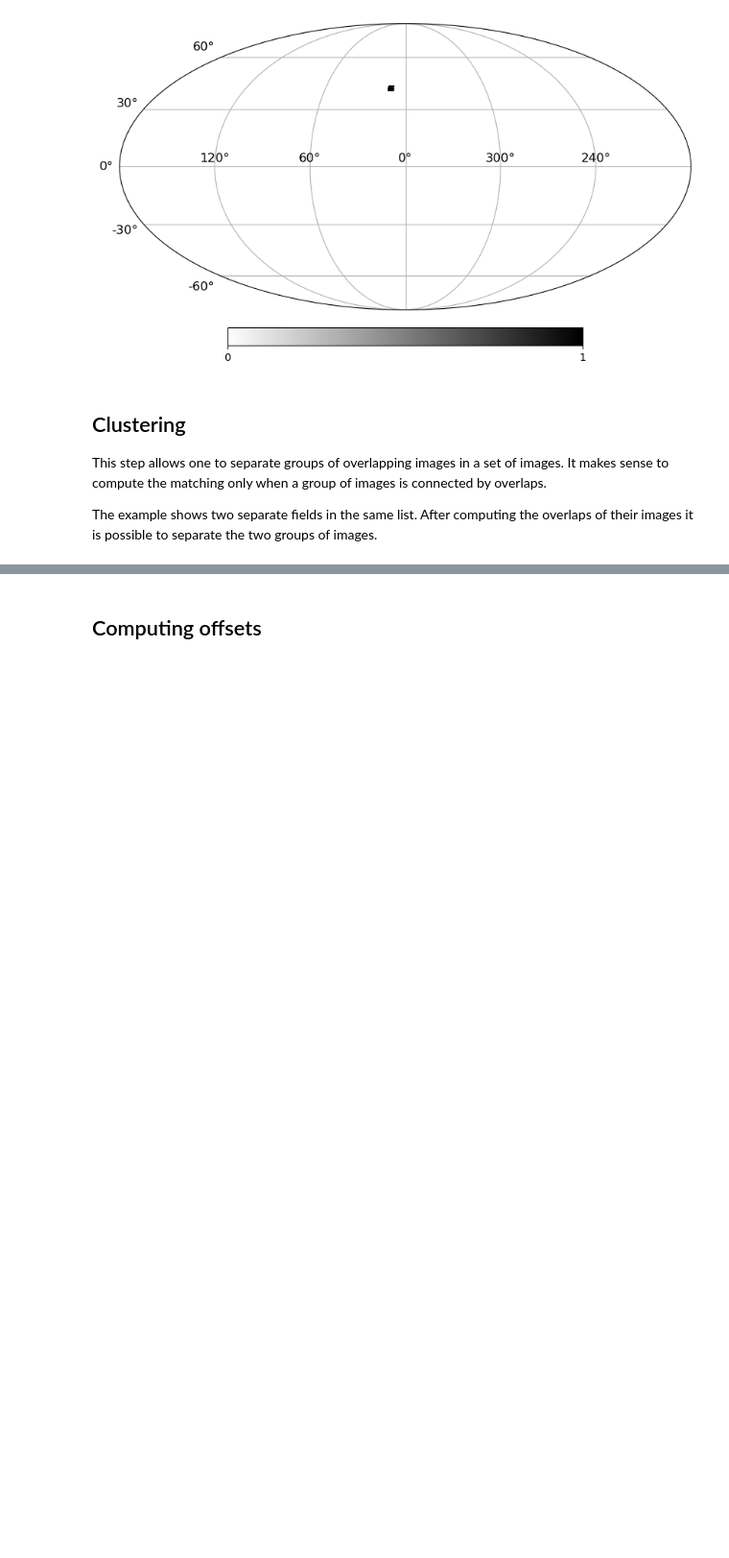
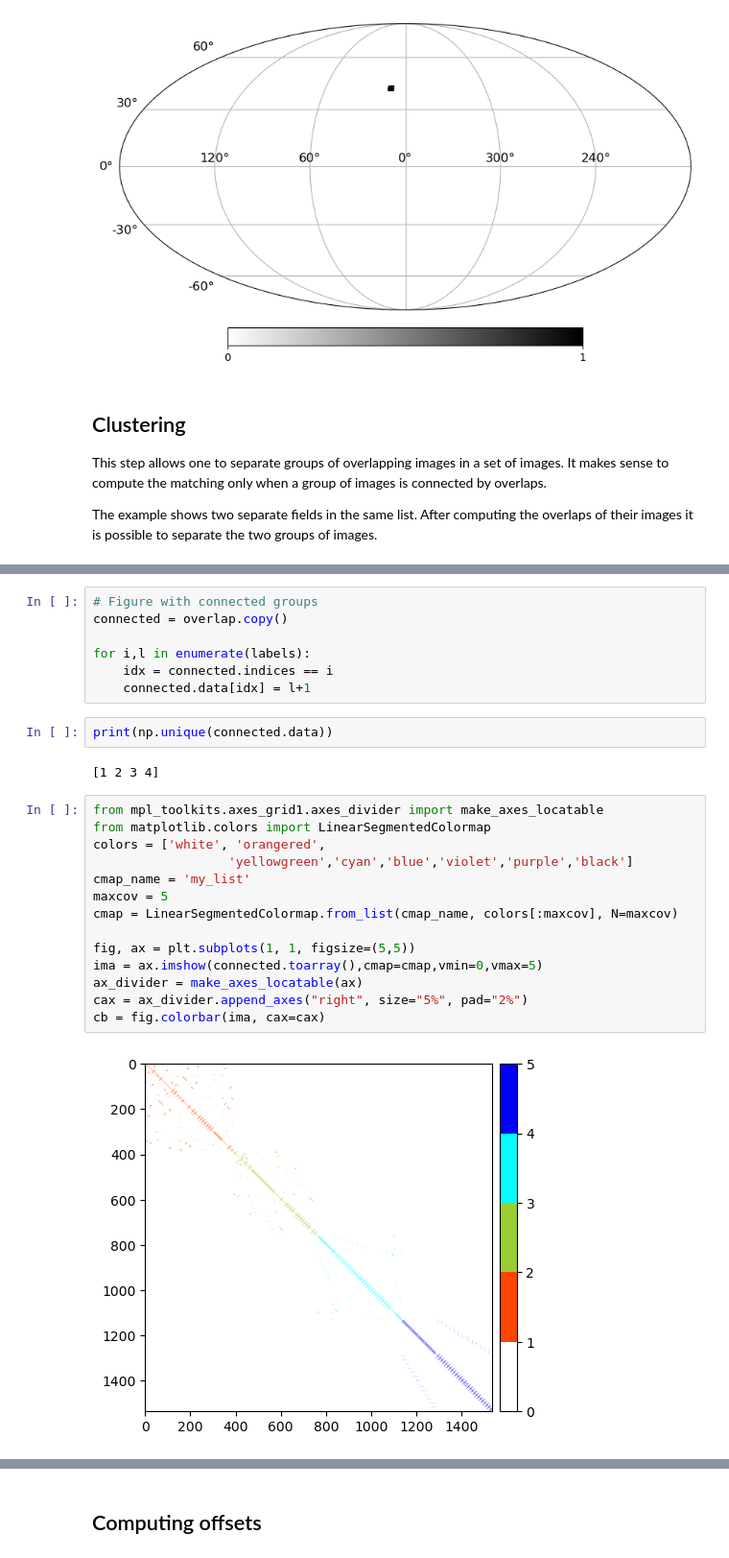
Before and after one commit to darioflute/wfiskymatch, a Jupyter notebook: notebooks/Pipeline.ipynb, the cells around one changed output, grey strips where cells are left out. Shown at 96% size. Drawn from its saved outputs; the diff is of its cells as text; blank space fills up the shorter version.

```diff
--- a/notebooks/Pipeline.ipynb
+++ b/notebooks/Pipeline.ipynb
@@ -123 +101,28 @@ print(labels)
+# %%
+# Figure with connected groups
+connected = overlap.copy()
+
+for i,l in enumerate(labels):
+    idx = connected.indices == i
+    connected.data[idx] = l+1
+# %%
+print(np.unique(connected.data))
+# %% [output]
+[1 2 3 4]
+# %%
+from mpl_toolkits.axes_grid1.axes_divider import make_axes_locatable
+from matplotlib.colors import LinearSegmentedColormap
+colors = ['white', 'orangered',
+                  'yellowgreen','cyan','blue','violet','purple','black']
+cmap_name = 'my_list'
+maxcov = 5
+cmap = LinearSegmentedColormap.from_list(cmap_name, colors[:maxcov], N=maxcov)
+
+fig, ax = plt.subplots(1, 1, figsize=(5,5))
+ima = ax.imshow(connected.toarray(),cmap=cmap,vmin=0,vmax=5)
+ax_divider = make_axes_locatable(ax)
+cax = ax_divider.append_axes("right", size="5%", pad="2%")
+cb = fig.colorbar(ima, cax=cax)
+# %% [output]
+[figure, added]
 # %%
```
Also changed, not shown: parts of 13 cells of this notebook.
